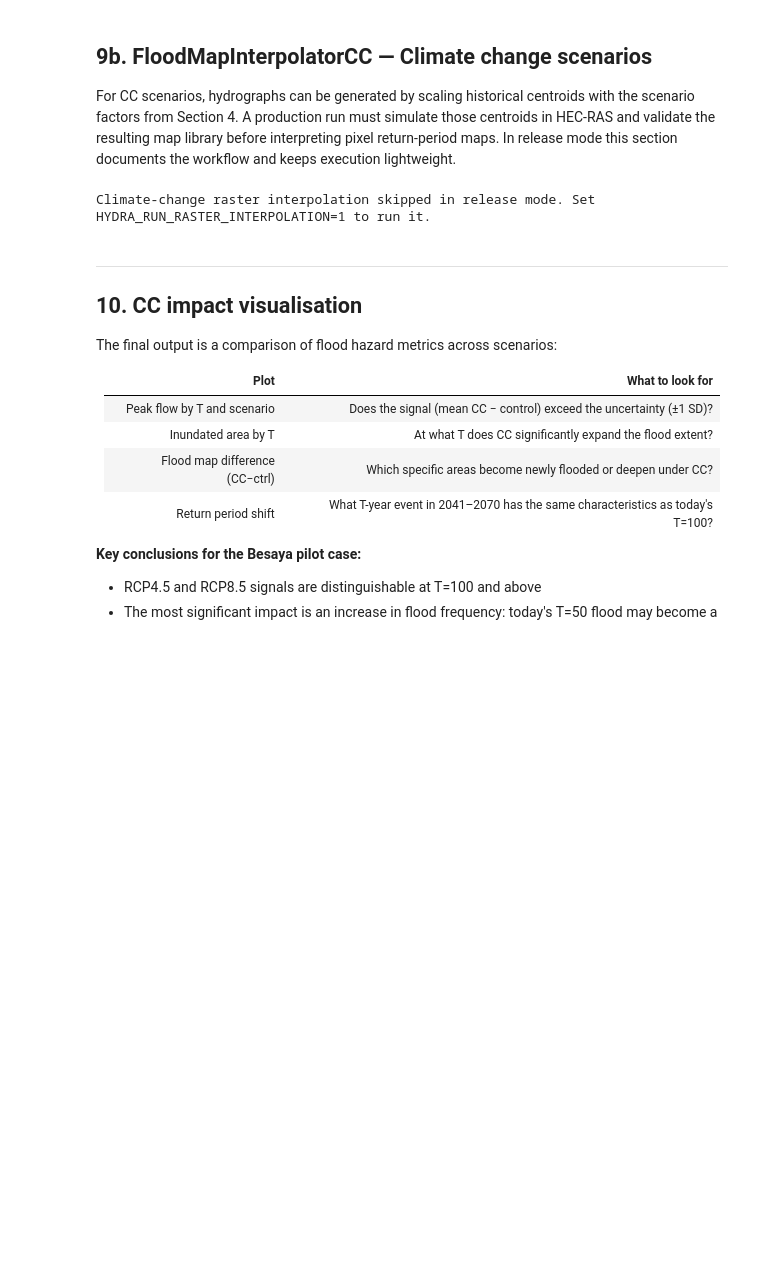
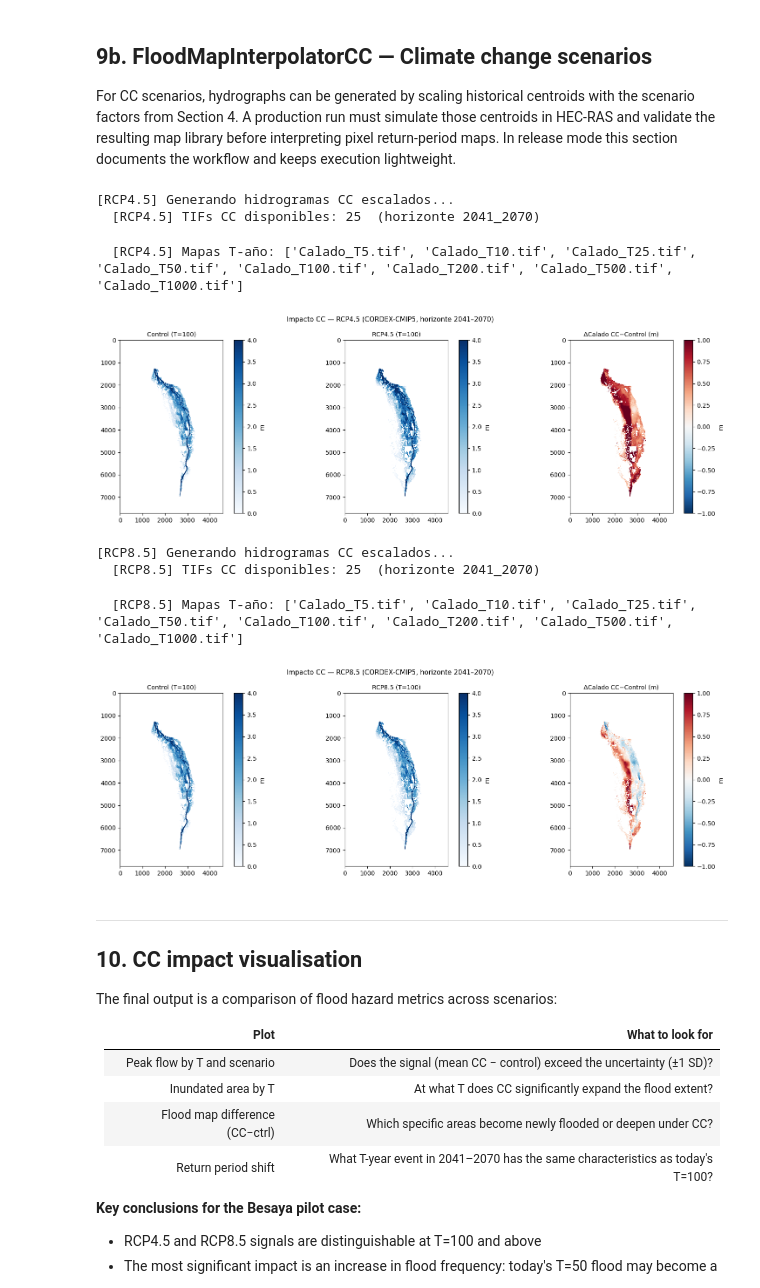
Before and after one commit to navass11/HYDRA, a Jupyter notebook: notebooks/pilot_cases/los_corrales_buelna/08_hybrid_return_periods.ipynb, the cells around one changed output. Cells and saved outputs as stored; diff of their text form; code cells hidden in the pictures; blank space fills up the shorter version.

```diff
--- a/notebooks/pilot_cases/los_corrales_buelna/08_hybrid_return_periods.ipynb
+++ b/notebooks/pilot_cases/los_corrales_buelna/08_hybrid_return_periods.ipynb
@@ -1233,7 +1240,7 @@ if RUN_RASTER_INTERPOLATION:
         RP_CC_DIR    = OUT_DIR / f'return_period_maps_{ssp}_{HORIZONTE}'
         RP_CC_DIR.mkdir(parents=True, exist_ok=True)
 
-        # -- Generar hidrogramas CC escalados --
+        # -- Generate scaled CC hydrographs --
         hydro_files_cc = sorted(HYDRO_DIR.glob('Hidrograma_[0-9]*.csv'),
                                 key=lambda f: int(f.stem.split('_')[1]))
         print(f'\n[{ssp_label}] Generando hidrogramas CC escalados...')
@@ -1282,7 +1289,7 @@ if RUN_RASTER_INTERPOLATION:
         )
 
         try:
-            calados_cc, paths_cc = interp_cc.compute_return_period_maps(
+            depths_cc, paths_cc = interp_cc.compute_return_period_maps(
                 return_periods = DEFAULT_RETURN_PERIODS,
                 n_blocks       = 10,
             )
@@ -1297,34 +1304,41 @@ if RUN_RASTER_INTERPOLATION:
                 if ctrl.shape != cc.shape:
                     from scipy.ndimage import zoom as _zoom
                     ctrl = _zoom(ctrl,
                                  (cc.shape[0] / ctrl.shape[0], cc.shape[1] / ctrl.shape[1]),
                                  order=1)
                 delta_map = cc - ctrl
 
                 fig, axes = plt.subplots(1, 3, figsize=(16, 5))
                 kw_b = dict(cmap='Blues',  vmin=0,  vmax=4, interpolation='nearest')
                 kw_d = dict(cmap='RdBu_r', vmin=-1, vmax=1, interpolation='nearest')
                 for ax, data, title, kw2 in zip(
                     axes,
                     [ctrl, cc, delta_map],
                     ['Control (T=100)', f'{ssp_label} (T=100)', f'ΔCalado CC−Control (m)'],
                     [kw_b, kw_b, kw_d]
                 ):
                     im = ax.imshow(np.where(np.abs(data) > 0.01, data, np.nan), **kw2)
                     plt.colorbar(im, ax=ax, label='m')
                     ax.set_title(title, fontsize=10)
                 plt.suptitle(
                     f'Impacto CC — {ssp_label} (CORDEX-CMIP5, horizonte {HORIZONTE.replace("_","–")})',
                     fontsize=11)
                 plt.tight_layout()
                 plt.savefig(RP_CC_DIR / f'delta_calado_T100_{ssp}.png', dpi=150)
                 plt.show()
         except ImportError as e:
             print(f'  GDAL no disponible: {e}')
 else:
     print('Climate-change raster interpolation skipped in release mode. Set HYDRA_RUN_RASTER_INTERPOLATION=1 to run it.')
 # %% [output]
-Climate-change raster interpolation skipped in release mode. Set HYDRA_RUN_RASTER_INTERPOLATION=1 to run it.
+[RCP4.5] Generando hidrogramas CC escalados...
+  [RCP4.5] TIFs CC disponibles: 25  (horizonte 2041_2070)
+  [RCP4.5] Mapas T-año: ['Calado_T5.tif', 'Calado_T10.tif', 'Calado_T25.tif', 'Calado_T50.tif', 'Calado_T100.tif', 'Calado_T200.tif', 'Calado_T500.tif', 'Calado_T1000.tif']
+[figure, added]
+[RCP8.5] Generando hidrogramas CC escalados...
+  [RCP8.5] TIFs CC disponibles: 25  (horizonte 2041_2070)
+  [RCP8.5] Mapas T-año: ['Calado_T5.tif', 'Calado_T10.tif', 'Calado_T25.tif', 'Calado_T50.tif', 'Calado_T100.tif', 'Calado_T200.tif', 'Calado_T500.tif', 'Calado_T1000.tif']
+[figure, added]
 # %% [markdown]
 ---
 ## 10. CC impact visualisation
```
Also changed, not shown: parts of 13 cells of this notebook.
